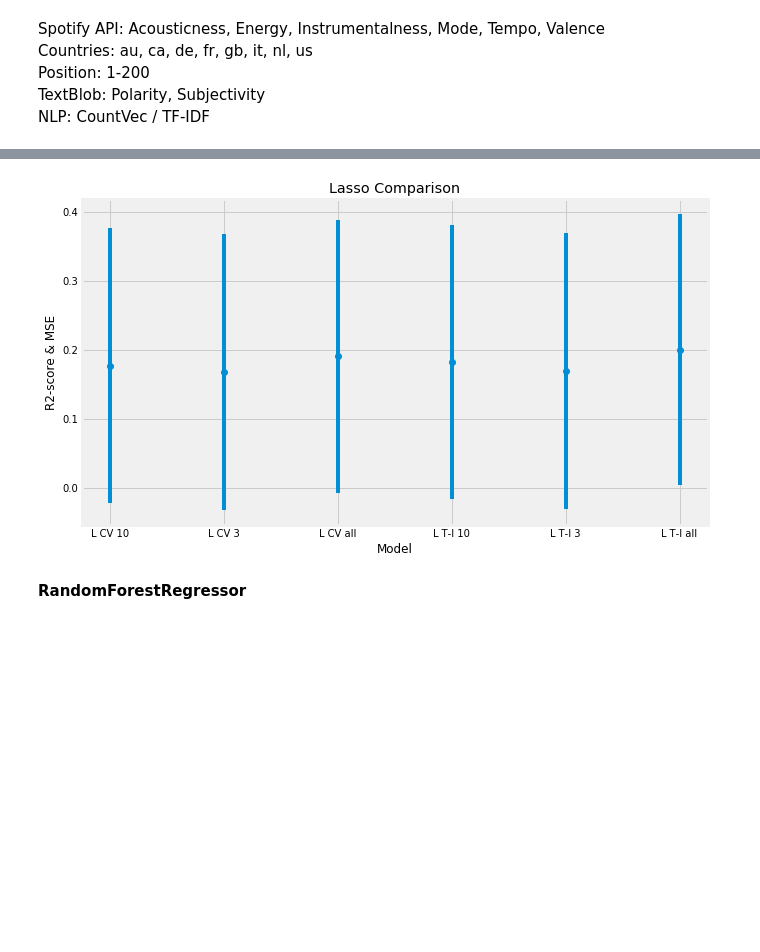
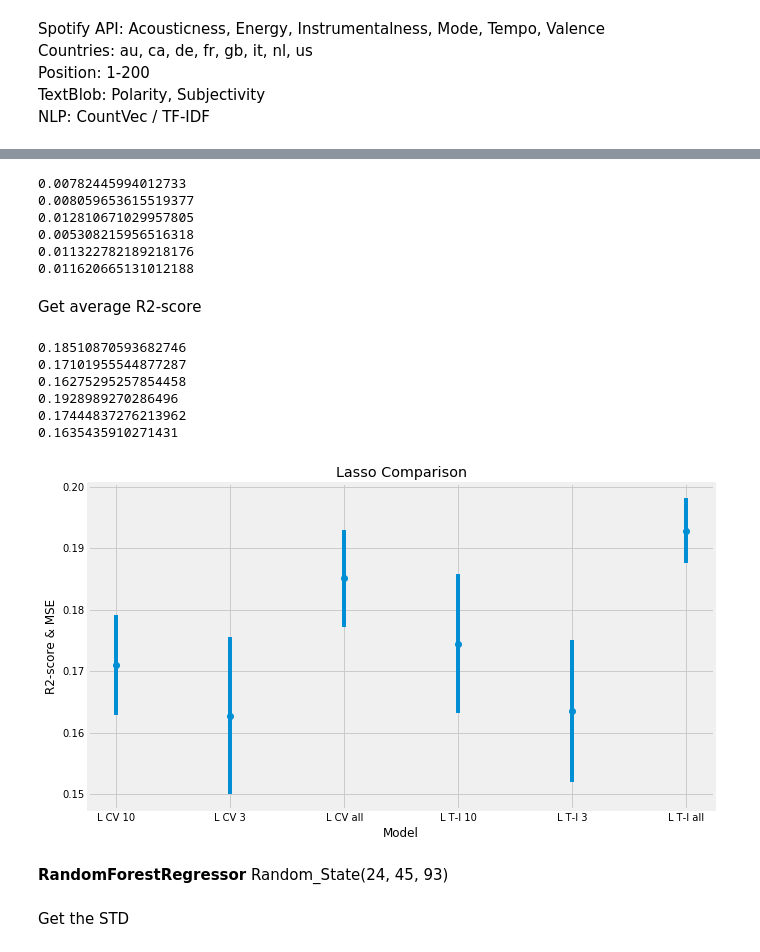
Before and after one commit to yhpf/Capstone-General_Assembly, a Jupyter notebook: 15_comparing_models.ipynb, the cells around one changed output, grey strips where cells are left out. Saved outputs shown, nothing was run; the diff lists cells and outputs as text; code cells hidden in the pictures; blank space fills up the shorter version.

```diff
--- a/15_comparing_models.ipynb
+++ b/15_comparing_models.ipynb
@@ -52,18 +2925,73 @@ plt.show()
+# %%
+# All features - cvec
+print(np.std([0.19040608132068992,0.17404653973931827,0.19087349675047416]))
+
+# Top 10 features - cvec
+print(np.std([0.1770206960698385,0.15962691995511147,0.1764110503213686]))
+
+# Top 3 features - cvec
+print(np.std([0.1674465753925105,0.14525202070823995,0.17556026163488325]))
+
+# All features - tvec
+print(np.std([0.20023665642903288,0.18785746246084,0.1906026621960759]))
+
+# Top 10 features - tvec
+print(np.std([0.18211786284966514,0.1584402023128172,0.1827870531239365]))
+
+# Top 3 features - tvec
+print(np.std([0.1687431653626070,0.14744257772330882,0.17444502999551348]))
+# %% [output]
+0.00782445994012733
+0.008059653615519377
+0.012810671029957805
+0.005308215956516318
+0.011322782189218176
+0.011620665131012188
+# %% [markdown]
+Get average R2-score
+# %%
+# All features - cvec
+print(np.mean([0.19040608132068992,0.17404653973931827,0.19087349675047416]))
+
+# Top 10 features - cvec
+print(np.mean([0.1770206960698385,0.15962691995511147,0.1764110503213686]))
+
+# Top 3 features - cvec
+print(np.mean([0.1674465753925105,0.14525202070823995,0.17556026163488325]))
+
+# All features - tvec
+print(np.mean([0.20023665642903288,0.18785746246084,0.1906026621960759]))
+
+# Top 10 features - tvec
+print(np.mean([0.18211786284966514,0.1584402023128172,0.1827870531239365]))
+
+# Top 3 features - tvec
+print(np.mean([0.1687431653626070,0.14744257772330882,0.17444502999551348]))
+# %% [output]
+0.18510870593682746
+0.17101955544877287
+0.16275295257854458
+0.1928989270286496
+0.17444837276213962
+0.1635435910271431
 # %%
 fig, ax = plt.subplots(figsize=(10,6))
 
 x = ['L CV all', 'L CV 10', 'L CV 3', 'L T-I all', 'L T-I 10', 'L T-I 3'] # model name
-y = [0.19040608132068992, 0.1770206960698385, 0.1674465753925105, 0.20023665642903288, 0.18211786284966514,
-     0.16874316536260703] # r2-score
-e = [0.19743399228941258, 0.19905943437873008, 0.20021396415554327, 0.19623165025591427, 0.19844203423818374,
-     0.20005800024972248] #MSE
+y = [0.18510870593682746, 0.17101955544877287, 0.16275295257854458, 0.1928989270286496, 0.17444837276213962,
+     0.1635435910271431] # r2-score
+e = [0.00782445994012733, 0.008059653615519377, 0.012810671029957805, 0.005308215956516318, 0.011322782189218176,
+     0.011620665131012188]  # STD
 
 ax.errorbar(x, y, yerr=e, fmt='o')
 plt.xlabel('Model');
 plt.ylabel('R2-score & MSE');
 plt.title('Lasso Comparison');
 plt.show()
 # %% [output]
-[figure, old version]
+[figure, new version]
 # %% [markdown]
 **RandomForestRegressor**
+Random_State(24, 45, 93)
+# %% [markdown]
+Get the STD
```
Also changed, not shown: parts of 308 cells of this notebook.
